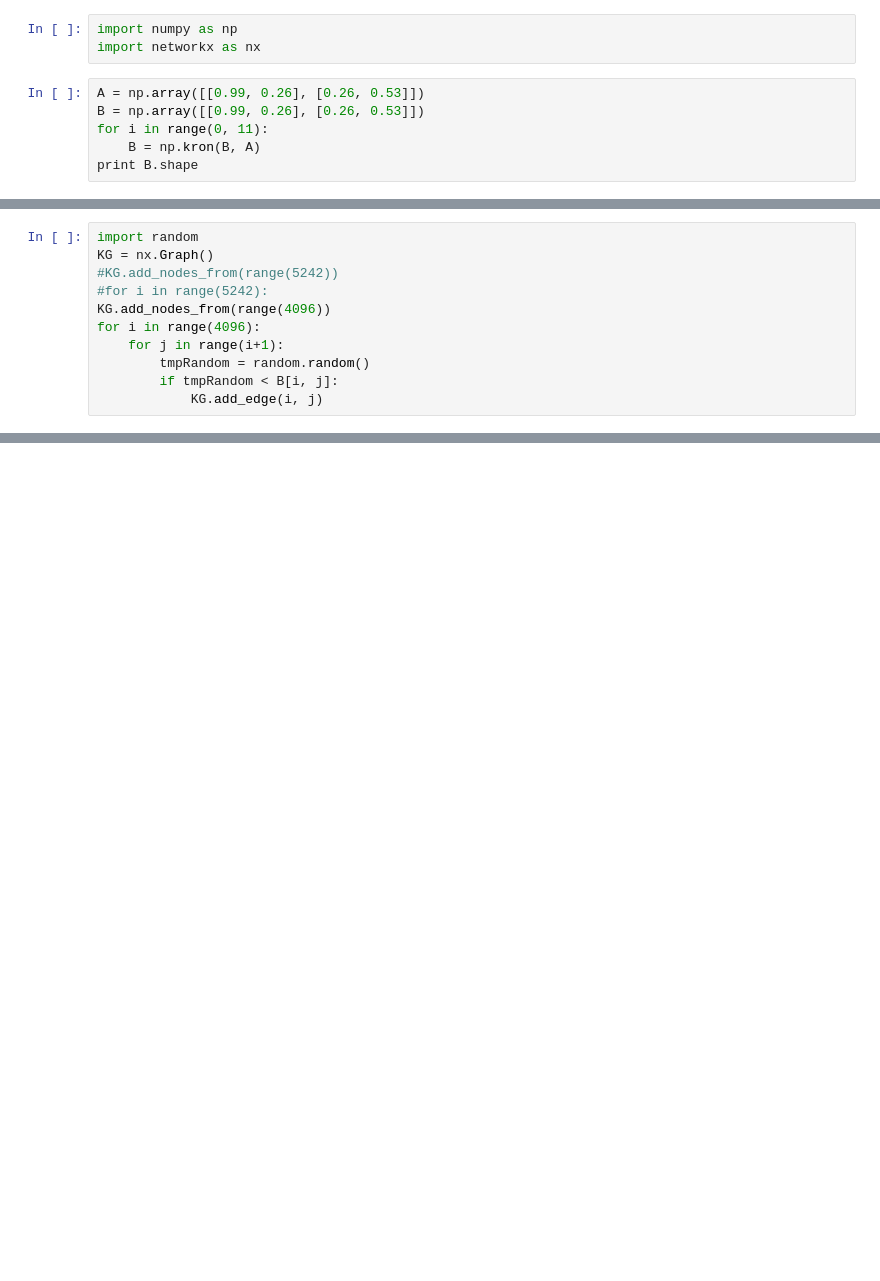
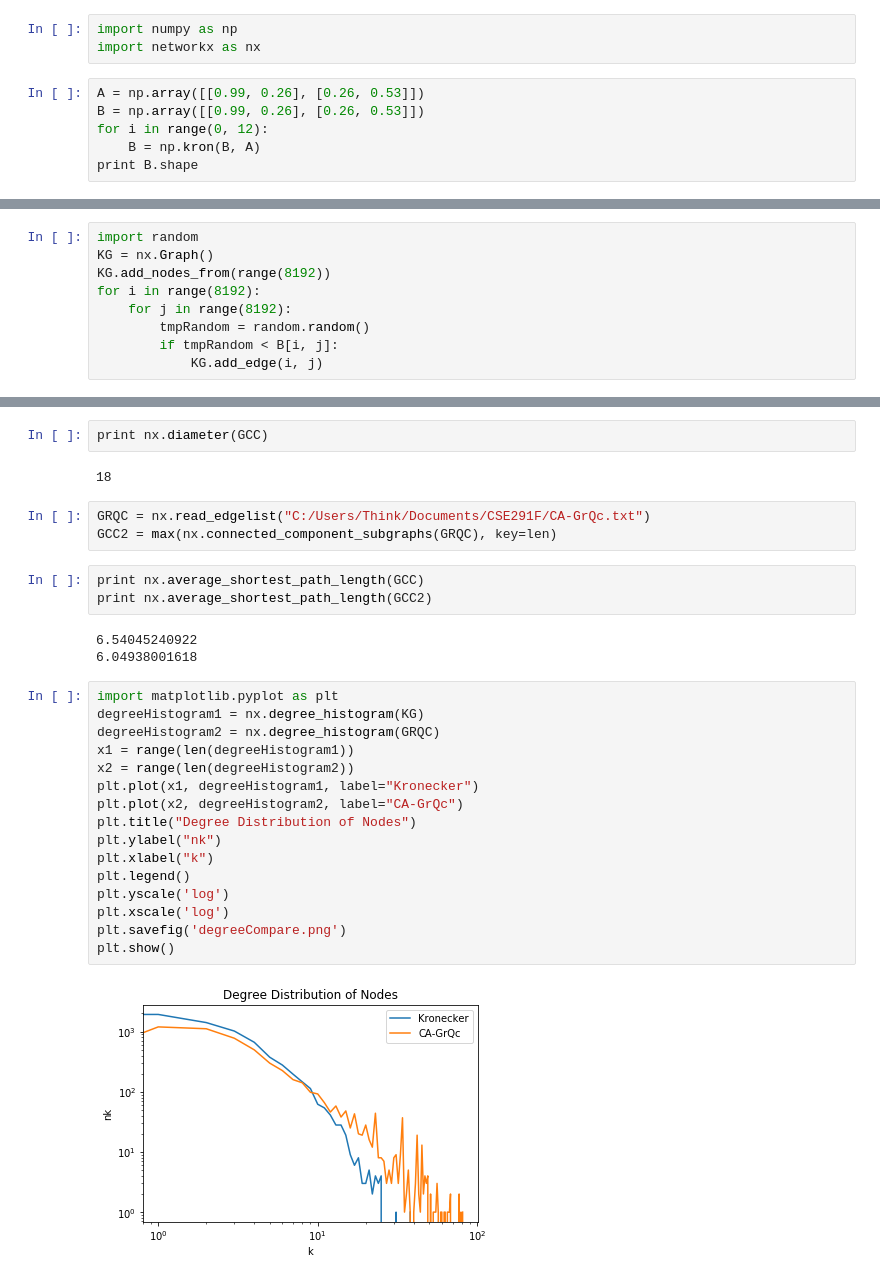
Before and after one commit to LanceLZD/CSE291F, a Jupyter notebook: Assignment1Q9.ipynb, the cells around one changed output, grey strips where cells are left out. Cells and saved outputs as stored; diff of their text form; blank space fills up the shorter version.

```diff
--- a/Assignment1Q9.ipynb
+++ b/Assignment1Q9.ipynb
@@ -4,7 +4,7 @@ import networkx as nx
 # %%
 A = np.array([[0.99, 0.26], [0.26, 0.53]])
 B = np.array([[0.99, 0.26], [0.26, 0.53]])
-for i in range(0, 11):
+for i in range(0, 12):
     B = np.kron(B, A)
 print B.shape
 # %% [output]
@@ -12,11 +12,9 @@ print B.shape
 # %%
 import random
 KG = nx.Graph()
-#KG.add_nodes_from(range(5242))
-#for i in range(5242):
-KG.add_nodes_from(range(4096))
-for i in range(4096):
-    for j in range(i+1):
+KG.add_nodes_from(range(8192))
+for i in range(8192):
+    for j in range(8192):
         tmpRandom = random.random()
         if tmpRandom < B[i, j]:
             KG.add_edge(i, j)
@@ -24,0 +30,31 @@ print len(KG.edges())
+# %%
+print nx.diameter(GCC)
+# %% [output]
+18
+# %%
+GRQC = nx.read_edgelist("C:/Users/Think/Documents/CSE291F/CA-GrQc.txt")
+GCC2 = max(nx.connected_component_subgraphs(GRQC), key=len)
+# %%
+print nx.average_shortest_path_length(GCC)
+print nx.average_shortest_path_length(GCC2)
+# %% [output]
+6.54045240922
+6.04938001618
+# %%
+import matplotlib.pyplot as plt
+degreeHistogram1 = nx.degree_histogram(KG)
+degreeHistogram2 = nx.degree_histogram(GRQC)
+x1 = range(len(degreeHistogram1))
+x2 = range(len(degreeHistogram2))
+plt.plot(x1, degreeHistogram1, label="Kronecker")
+plt.plot(x2, degreeHistogram2, label="CA-GrQc")
+plt.title("Degree Distribution of Nodes")
+plt.ylabel("nk")
+plt.xlabel("k")
+plt.legend()
+plt.yscale('log')
+plt.xscale('log')
+plt.savefig('degreeCompare.png')
+plt.show()
+# %% [output]
+[figure, added]
```
Also changed, not shown: parts of 3 cells of this notebook, 2 other files.
